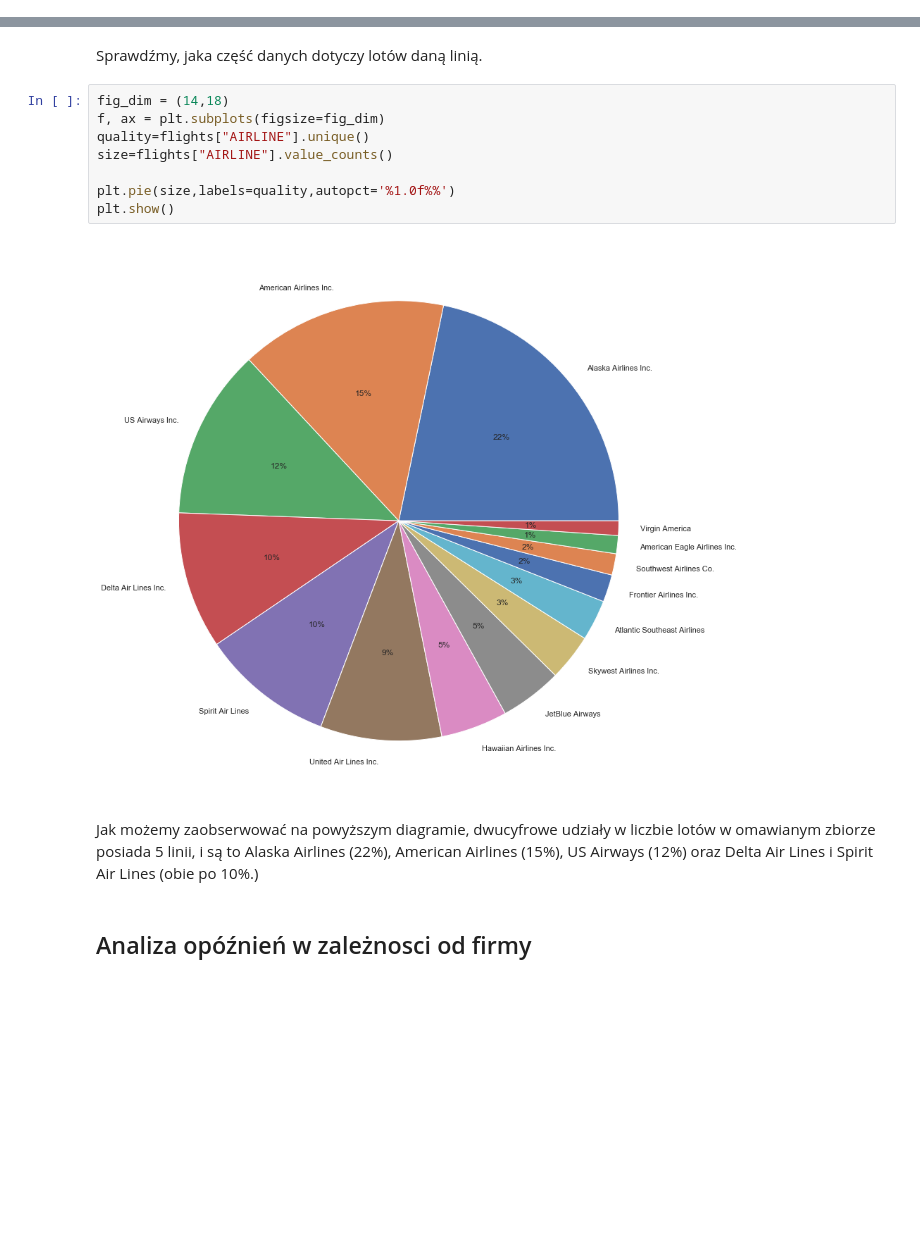
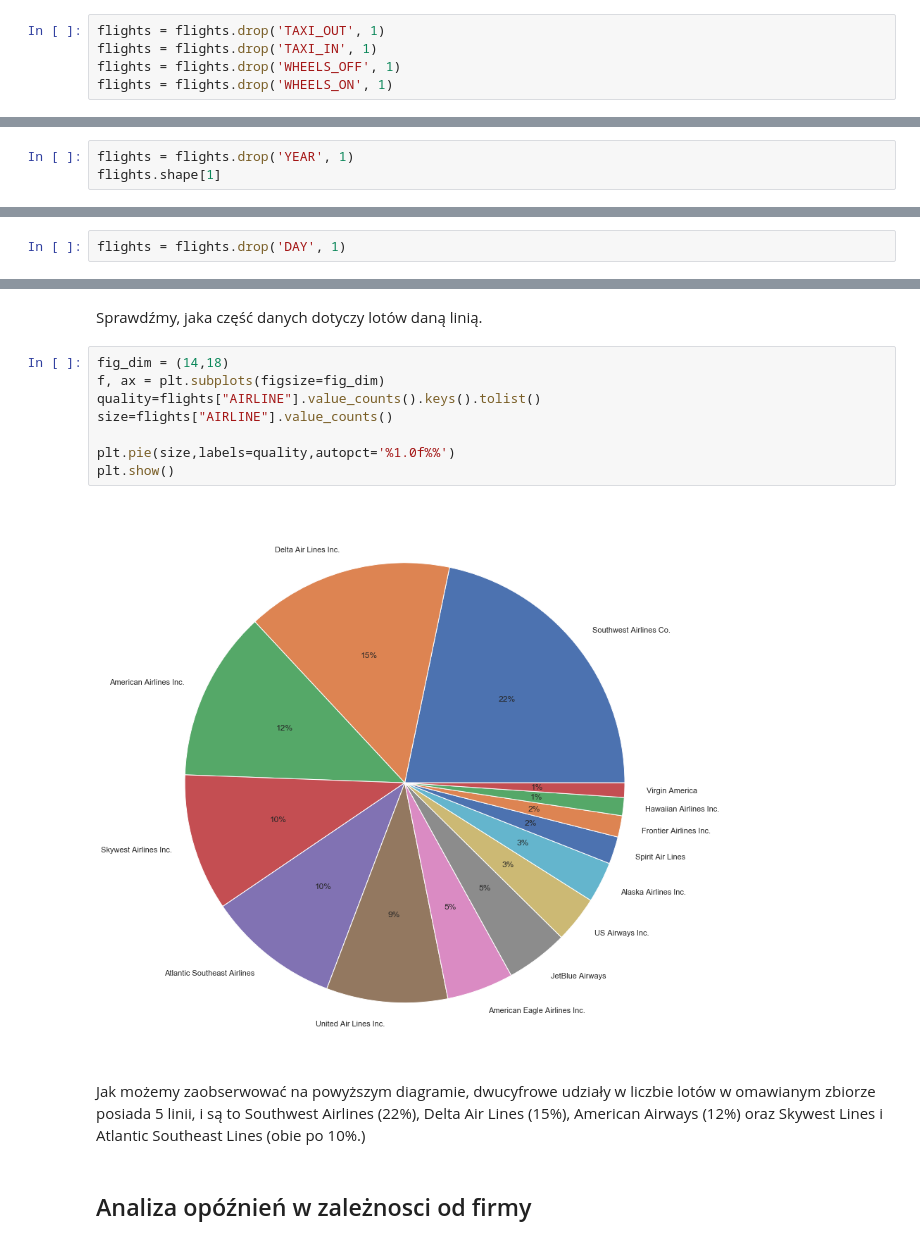
Before and after one commit to knigawkl/flight-delay-prediction, a Jupyter notebook: flight-delay-prediction.ipynb, the cells around one changed output, grey strips where cells are left out. Drawn from its saved outputs; the diff is of its cells as text; blank space fills up the shorter version.

```diff
--- a/flight-delay-prediction.ipynb
+++ b/flight-delay-prediction.ipynb
@@ -529,0 +573,5 @@ W tym momencie zredukowaliśmy już liczbę kolumn do 22 (z pierwotnych 31).
+# %%
+flights = flights.drop('TAXI_OUT', 1)
+flights = flights.drop('TAXI_IN', 1)
+flights = flights.drop('WHEELS_OFF', 1)
+flights = flights.drop('WHEELS_ON', 1)
@@ -529,0 +591,3 @@ W tym momencie zredukowaliśmy już liczbę kolumn do 22 (z pierwotnych 31).
+# %%
+flights = flights.drop('YEAR', 1)
+flights.shape[1]
@@ -568,0 +857,2 @@ flights.head()
+# %%
+flights = flights.drop('DAY', 1)
@@ -573,15 +918,15 @@ Sprawdźmy, jaka część danych dotyczy lotów daną linią.
 # %%
 fig_dim = (14,18)
 f, ax = plt.subplots(figsize=fig_dim)
-quality=flights["AIRLINE"].unique()
+quality=flights["AIRLINE"].value_counts().keys().tolist()
 size=flights["AIRLINE"].value_counts()
 
 plt.pie(size,labels=quality,autopct='%1.0f%%')
 plt.show()
 # %% [output]
-[figure, old version]
+[figure, new version]
 # %% [markdown]
-Jak możemy zaobserwować na powyższym diagramie, dwucyfrowe udziały w liczbie lotów w omawianym zbiorze posiada 5 linii, i są to Alaska Airlines (22%), American Airlines (15%), US Airways (12%) oraz Delta Air Lines i Spirit Air Lines (obie po 10%.)
+Jak możemy zaobserwować na powyższym diagramie, dwucyfrowe udziały w liczbie lotów w omawianym zbiorze posiada 5 linii, i są to Southwest Airlines (22%), Delta Air Lines (15%), American Airways (12%) oraz Skywest Lines i Atlantic Southeast Lines (obie po 10%.)
 # %% [markdown]
 ## Analiza opóźnień w zależnosci od firmy
 # %%
```
Also changed, not shown: parts of 85 cells of this notebook.
